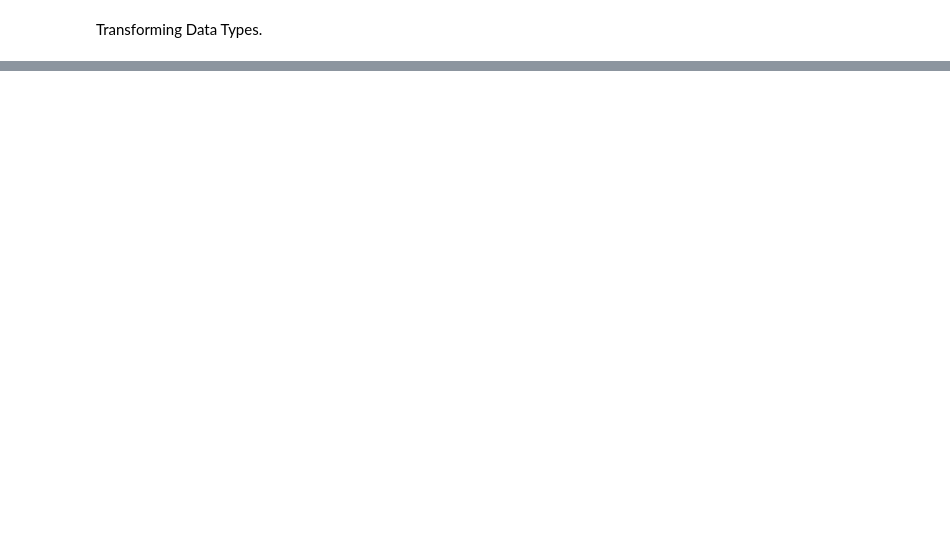
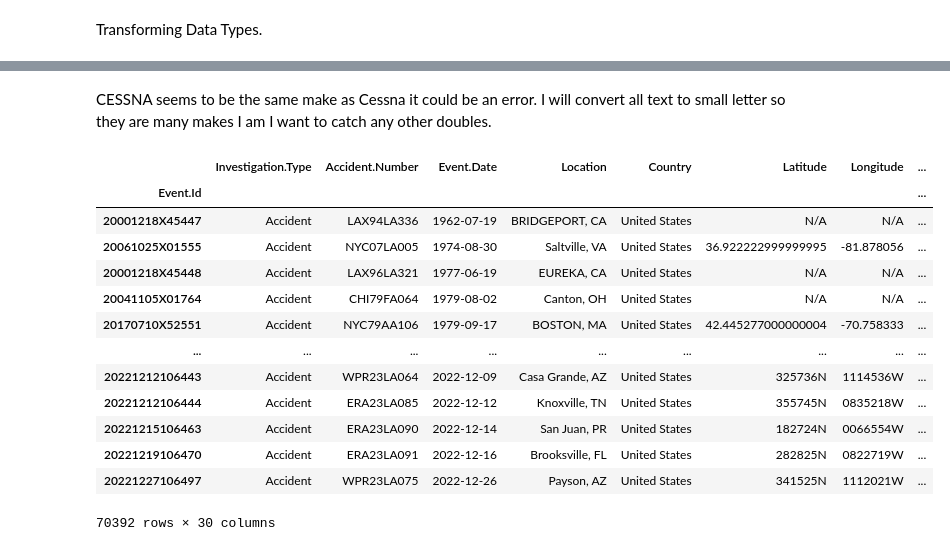
Before and after one commit to Tintin-dataObsessed/Aviation_Accident_Project, a Jupyter notebook: Airplane_Analysis.ipynb, the cells around one changed output, grey strips where cells are left out. Cells and saved outputs as stored; diff of their text form; code cells hidden in the pictures; blank space fills up the shorter version.

```diff
--- a/Airplane_Analysis.ipynb
+++ b/Airplane_Analysis.ipynb
@@ -83,0 +191,3 @@ has object datat most likely inconsistent data types.
+# %%
+#to drop I use drop duplicates then specify the event column and I state I only wnat the first ID to stay.
+df1 = df1.drop_duplicates(subset=['Event.Id'],keep= 'first')
@@ -87,0 +201,27 @@ Transforming Data Types.
+# %%
+# to change the data types as it could cause errors when doing analysis.
+#As the totals columns and Number.of.Engines are already float.
+String_columns = [
+'Latitude',
+'Longitude',
+'Location',
+'Country',
+'Airport.Code',
+'Airport.Name',
+'Injury.Severity',
+'Aircraft.damage',
+'Aircraft.Category',
+'Registration.Number',
+'Make',
+'Model',
+'Amateur.Built',
+'Engine.Type',
+'FAR.Description',
+'Schedule',
+'Purpose.of.flight',
+'Air.carrier',
+'Weather.Condition',
+'Broad.phase.of.flight',
+'Report.Status']
+
+df1[String_columns] = df1[String_columns].apply(lambda x: x.astype(str))
@@ -87,0 +248,4 @@ Transforming Data Types.
+# %%
+#Reseting the index. I want to change the index to the unique ID the Events.
+df1 = df1.set_index(['Event.Id'])
+df1
@@ -87,0 +401,21 @@ Transforming Data Types.
+# %% [markdown]
+CESSNA seems to be the same make as Cessna it could be an error. I will convert all text to small letter so they are many makes I am I want to catch any other doubles.
+# %%
+df1['Make'] = df1['Make'].str.lower()
+# %%
+df1
+# %% [output]
+|  | Investigation.Type | Accident.Number | Event.Date | Location | Country | Latitude | Longitude | ... |
+| Event.Id |  |  |  |  |  |  |  | ... |
+| 20001218X45447 | Accident | LAX94LA336 | 1962-07-19 | BRIDGEPORT, CA | United States | N/A | N/A | ... |
+| 20061025X01555 | Accident | NYC07LA005 | 1974-08-30 | Saltville, VA | United States | 36.922222999999995 | -81.878056 | ... |
+| 20001218X45448 | Accident | LAX96LA321 | 1977-06-19 | EUREKA, CA | United States | N/A | N/A | ... |
+| 20041105X01764 | Accident | CHI79FA064 | 1979-08-02 | Canton, OH | United States | N/A | N/A | ... |
+| 20170710X52551 | Accident | NYC79AA106 | 1979-09-17 | BOSTON, MA | United States | 42.445277000000004 | -70.758333 | ... |
+| ... | ... | ... | ... | ... | ... | ... | ... | ... |
+| 20221212106443 | Accident | WPR23LA064 | 2022-12-09 | Casa Grande, AZ | United States | 325736N | 1114536W | ... |
+| 20221212106444 | Accident | ERA23LA085 | 2022-12-12 | Knoxville, TN | United States | 355745N | 0835218W | ... |
+| 20221215106463 | Accident | ERA23LA090 | 2022-12-14 | San Juan, PR | United States | 182724N | 0066554W | ... |
+| 20221219106470 | Accident | ERA23LA091 | 2022-12-16 | Brooksville, FL | United States | 282825N | 0822719W | ... |
+| 20221227106497 | Accident | WPR23LA075 | 2022-12-26 | Payson, AZ | United States | 341525N | 1112021W | ... |
+70392 rows × 30 columns
```
Also changed, not shown: parts of 40 cells of this notebook, 4 other files.
